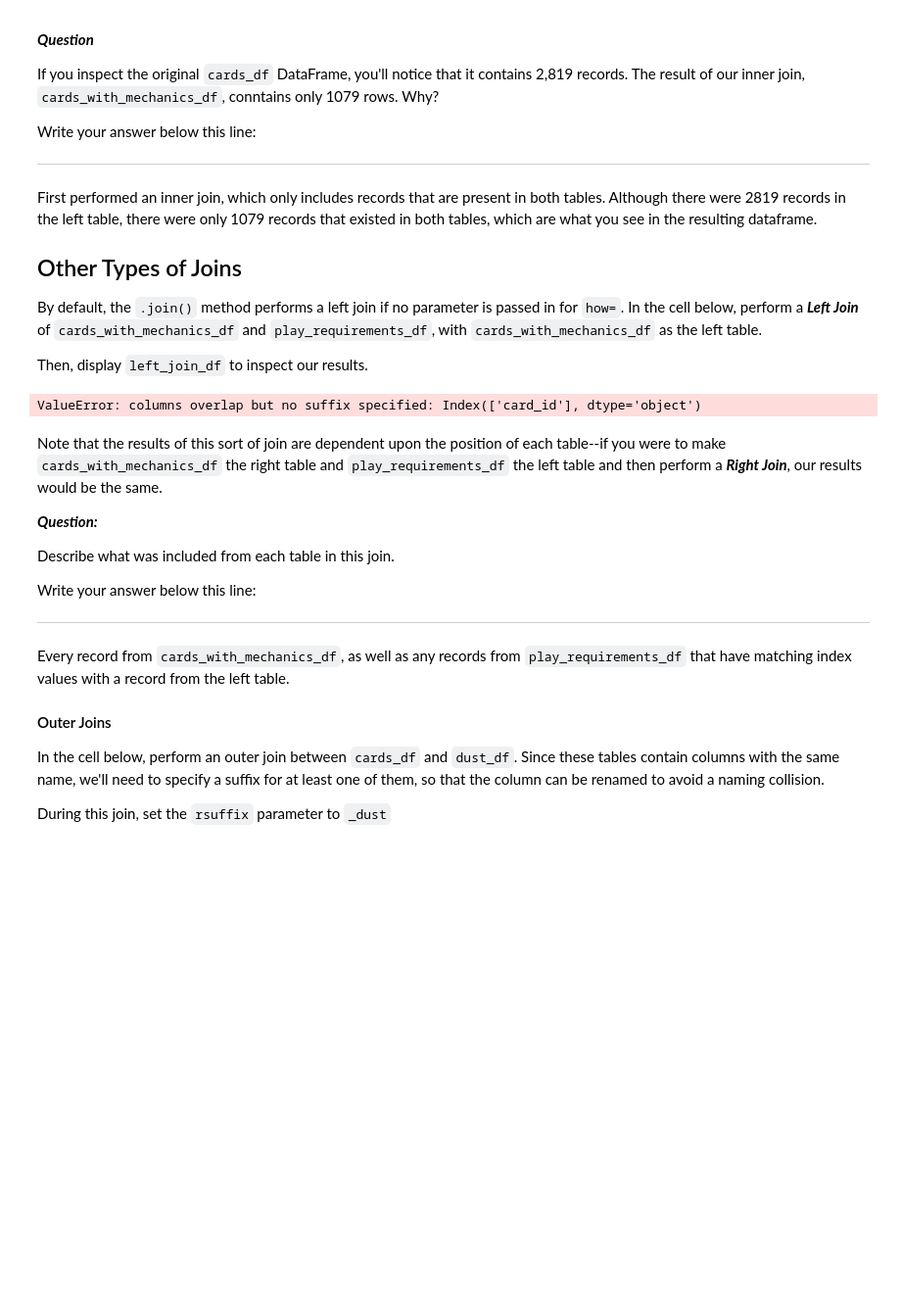
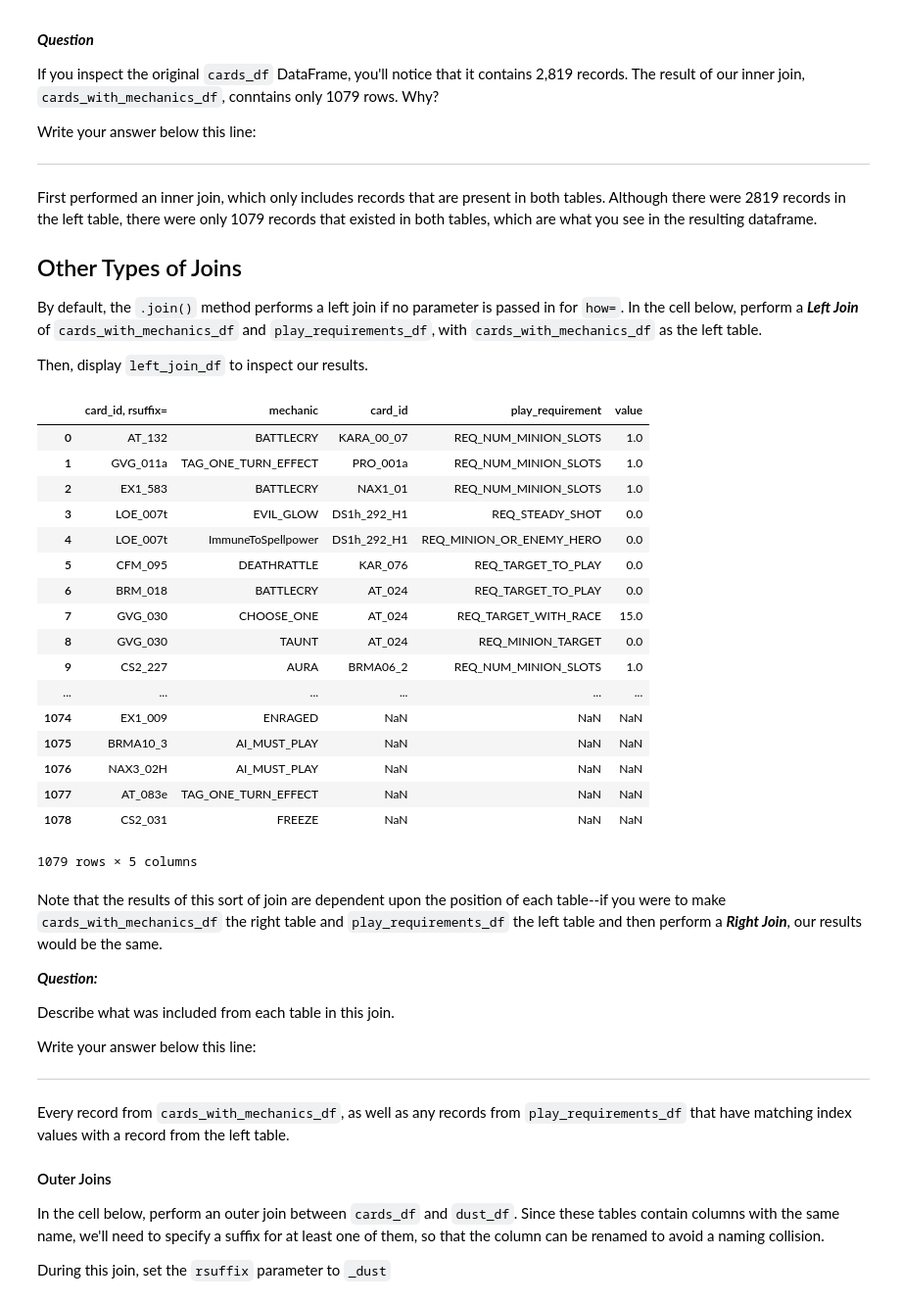
Before and after one commit to ThoaShook/dsc-combining-dataframes-pandas-lab-atlanta-ds-062419, a Jupyter notebook: index.ipynb, the cells around one changed output. Shown at 98% size. Cells and saved outputs as stored; diff of their text form; code cells hidden in the pictures; blank space fills up the shorter version.

```diff
--- a/index.ipynb
+++ b/index.ipynb
@@ -258,10 +258,27 @@ By default, the `.join()` method performs a left join if no parameter is passed
 
 Then, display `left_join_df` to inspect our results.
 # %%
-left_join_df = mechanics_df.join(play_requirements_df, how = 'left',lsuffix=", rsuffix=)
+left_join_df = mechanics_df.join(play_requirements_df, how = 'left',lsuffix=", rsuffix=")
 left_join_df
 # %% [output]
+|  | card_id, rsuffix= | mechanic | card_id | play_requirement | value |
+| 0 | AT_132 | BATTLECRY | KARA_00_07 | REQ_NUM_MINION_SLOTS | 1.0 |
+| 1 | GVG_011a | TAG_ONE_TURN_EFFECT | PRO_001a | REQ_NUM_MINION_SLOTS | 1.0 |
+| 2 | EX1_583 | BATTLECRY | NAX1_01 | REQ_NUM_MINION_SLOTS | 1.0 |
+| 3 | LOE_007t | EVIL_GLOW | DS1h_292_H1 | REQ_STEADY_SHOT | 0.0 |
+| 4 | LOE_007t | ImmuneToSpellpower | DS1h_292_H1 | REQ_MINION_OR_ENEMY_HERO | 0.0 |
+| 5 | CFM_095 | DEATHRATTLE | KAR_076 | REQ_TARGET_TO_PLAY | 0.0 |
+| 6 | BRM_018 | BATTLECRY | AT_024 | REQ_TARGET_TO_PLAY | 0.0 |
+| 7 | GVG_030 | CHOOSE_ONE | AT_024 | REQ_TARGET_WITH_RACE | 15.0 |
+| 8 | GVG_030 | TAUNT | AT_024 | REQ_MINION_TARGET | 0.0 |
+| 9 | CS2_227 | AURA | BRMA06_2 | REQ_NUM_MINION_SLOTS | 1.0 |
+| ... | ... | ... | ... | ... | ... |
+| 1074 | EX1_009 | ENRAGED | NaN | NaN | NaN |
+| 1075 | BRMA10_3 | AI_MUST_PLAY | NaN | NaN | NaN |
+| 1076 | NAX3_02H | AI_MUST_PLAY | NaN | NaN | NaN |
+| 1077 | AT_083e | TAG_ONE_TURN_EFFECT | NaN | NaN | NaN |
+| 1078 | CS2_031 | FREEZE | NaN | NaN | NaN |
-ValueError: columns overlap but no suffix specified: Index(['card_id'], dtype='object')
+1079 rows × 5 columns
 # %% [markdown]
 Note that the results of this sort of join are dependent upon the position of each table--if you were to make `cards_with_mechanics_df` the right table and `play_requirements_df` the left table and then perform a **_Right Join_**, our results would be the same.
 
```
